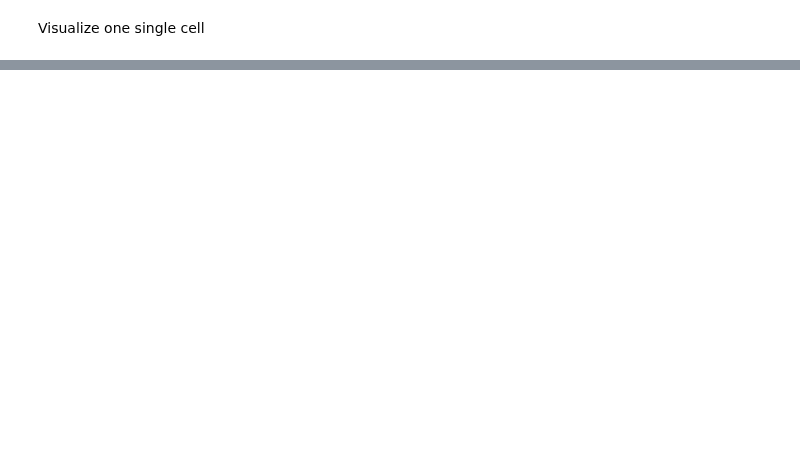
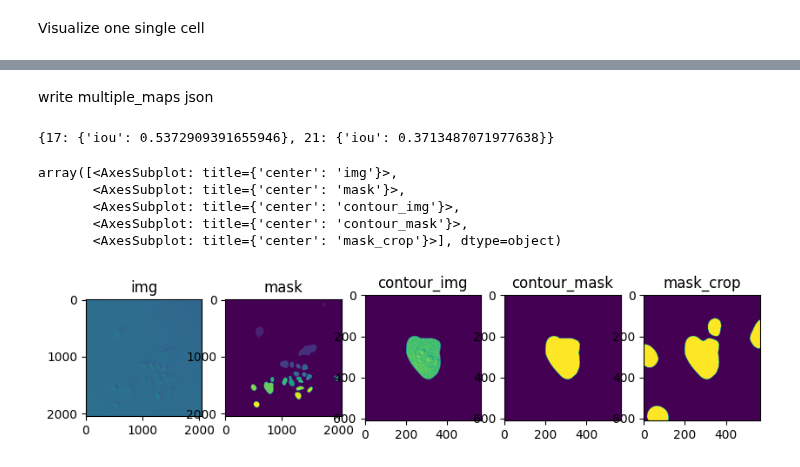
Before and after one commit to xing-lab-pitt/livecellx, a Jupyter notebook: notebooks/correct_seg_real_data_prep.ipynb, the cells around one changed output, grey strips where cells are left out. Drawn from its saved outputs; the diff is of its cells as text; code cells hidden in the pictures; blank space fills up the shorter version.

```diff
--- a/notebooks/correct_seg_real_data_prep.ipynb
+++ b/notebooks/correct_seg_real_data_prep.ipynb
@@ -284,23 +408,9 @@ def compute_match_label_map(t1, t2, mask_dataset, iou_threshold=0.2):
                 }
     return t1, t2, label_map
 # %%
-from functools import partial
-def wrap_func(func, args):
-    return func(*args)
-
-def parallelize(func, inputs, cores=None):
-    pool = Pool(processes=cores)
-    outputs = []
-    for output in tqdm.tqdm(pool.imap_unordered(partial(wrap_func, func), inputs), total=len(inputs)):
-        outputs.append(output)
-    pool.close()
-    pool.join()
-    return outputs
-
-times = sorted(mask_dataset.times)
+times = sorted(label_mask_dataset.times)
 inputs = []
 for idx in range(len(times) - 1):
     t1, t2 = times[idx], times[idx + 1]
-    inputs.append((t1, t2, mask_dataset))
-
+    inputs.append((t1, t2, label_mask_dataset))
 outputs = parallelize(compute_match_label_map, inputs, None)
@@ -306,0 +435,15 @@ outputs = parallelize(compute_match_label_map, inputs, None)
+# %%
+multiple_maps = []
+for t1, t2, label_map in outputs:
+    for label in label_map:
+        if len(label_map[label]) > 1:
+            # print(t1, t2, label, label_map[label])
+            multiple_maps.append((t1, t2, label, label_map[label]))
+# %%
+time2id2sc = {}
+for sc in single_cells:
+    time = sc.timeframe
+    if time not in time2id2sc:
+        time2id2sc[time] = {}
+    assert sc.id not in time2id2sc[time]
+    time2id2sc[time][sc.id] = sc
@@ -306,0 +463,2 @@ outputs = parallelize(compute_match_label_map, inputs, None)
+# %% [markdown]
+write multiple_maps json
@@ -306,0 +478,6 @@ outputs = parallelize(compute_match_label_map, inputs, None)
+# %%
+t1, t2, label, mapping = multiple_maps[1]
+# %%
+mapping
+# %% [output]
+{17: {'iou': 0.5372909391655946}, 21: {'iou': 0.3713487071977638}}
@@ -306,0 +490,9 @@ outputs = parallelize(compute_match_label_map, inputs, None)
+# %%
+time2id2sc[t1][label].show_panel(padding=200)
+# %% [output]
+array([<AxesSubplot: title={'center': 'img'}>,
+       <AxesSubplot: title={'center': 'mask'}>,
+       <AxesSubplot: title={'center': 'contour_img'}>,
+       <AxesSubplot: title={'center': 'contour_mask'}>,
+       <AxesSubplot: title={'center': 'mask_crop'}>], dtype=object)
+[figure, added]
```
Also changed, not shown: parts of 28 cells of this notebook.
